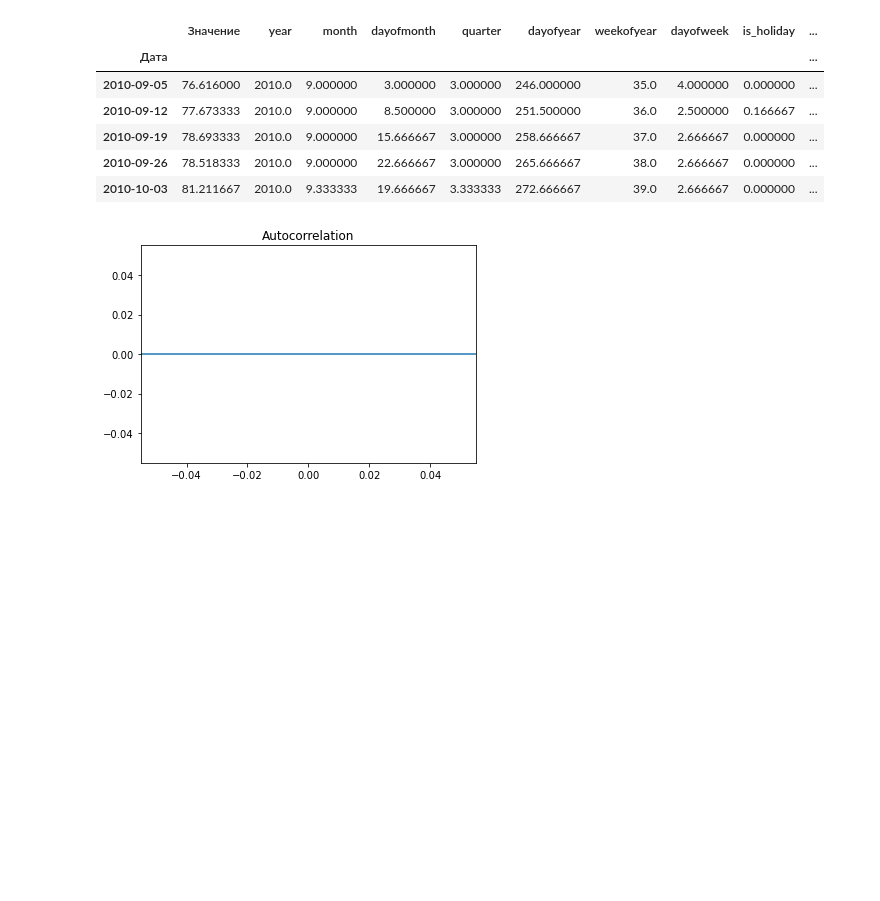
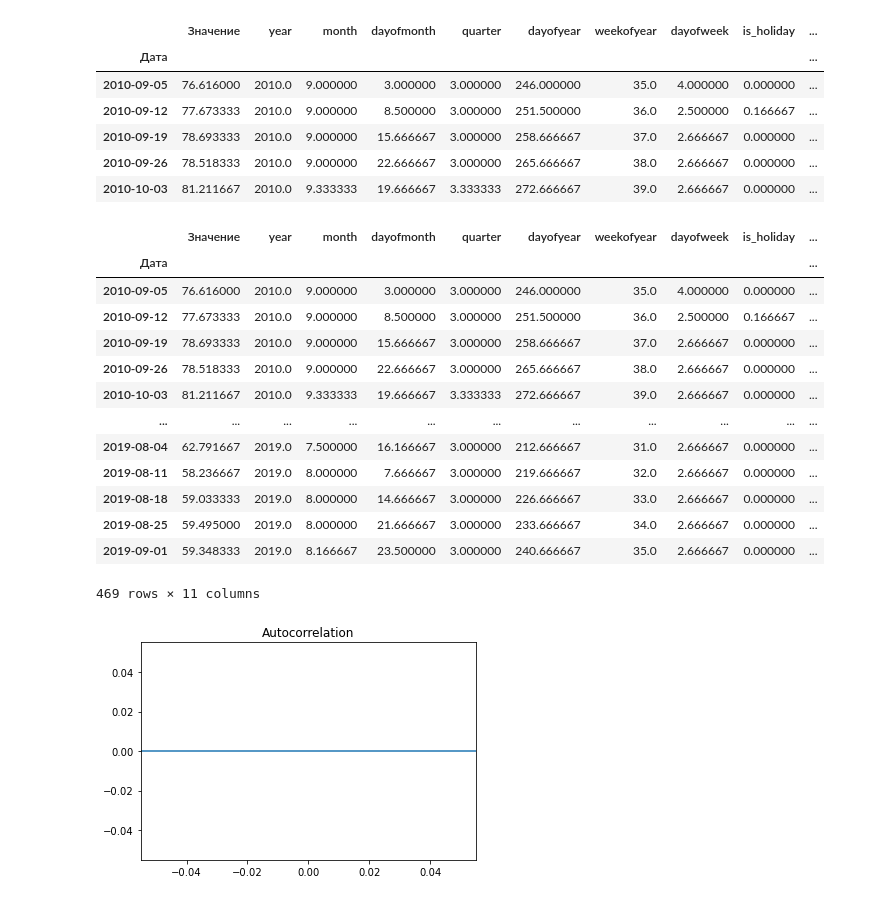
Before and after one commit to ARIV2019/machine-learning-in-business, a Jupyter notebook: les_3.ipynb, the cells around one changed output. Drawn from its saved outputs; the diff is of its cells as text; code cells hidden in the pictures; blank space fills up the shorter version.

```diff
--- a/les_3.ipynb
+++ b/les_3.ipynb
@@ -219,6 +217,23 @@ brent_data_w.head()
 | 2010-09-19 | 78.693333 | 2010.0 | 9.000000 | 15.666667 | 3.000000 | 258.666667 | 37.0 | 2.666667 | 0.000000 | ... |
 | 2010-09-26 | 78.518333 | 2010.0 | 9.000000 | 22.666667 | 3.000000 | 265.666667 | 38.0 | 2.666667 | 0.000000 | ... |
 | 2010-10-03 | 81.211667 | 2010.0 | 9.333333 | 19.666667 | 3.333333 | 272.666667 | 39.0 | 2.666667 | 0.000000 | ... |
+# %%
+brent_data_w.dropna()
+# %% [output]
+|  | Значение | year | month | dayofmonth | quarter | dayofyear | weekofyear | dayofweek | is_holiday | ... |
+| Дата |  |  |  |  |  |  |  |  |  | ... |
+| 2010-09-05 | 76.616000 | 2010.0 | 9.000000 | 3.000000 | 3.000000 | 246.000000 | 35.0 | 4.000000 | 0.000000 | ... |
+| 2010-09-12 | 77.673333 | 2010.0 | 9.000000 | 8.500000 | 3.000000 | 251.500000 | 36.0 | 2.500000 | 0.166667 | ... |
+| 2010-09-19 | 78.693333 | 2010.0 | 9.000000 | 15.666667 | 3.000000 | 258.666667 | 37.0 | 2.666667 | 0.000000 | ... |
+| 2010-09-26 | 78.518333 | 2010.0 | 9.000000 | 22.666667 | 3.000000 | 265.666667 | 38.0 | 2.666667 | 0.000000 | ... |
+| 2010-10-03 | 81.211667 | 2010.0 | 9.333333 | 19.666667 | 3.333333 | 272.666667 | 39.0 | 2.666667 | 0.000000 | ... |
+| ... | ... | ... | ... | ... | ... | ... | ... | ... | ... | ... |
+| 2019-08-04 | 62.791667 | 2019.0 | 7.500000 | 16.166667 | 3.000000 | 212.666667 | 31.0 | 2.666667 | 0.000000 | ... |
+| 2019-08-11 | 58.236667 | 2019.0 | 8.000000 | 7.666667 | 3.000000 | 219.666667 | 32.0 | 2.666667 | 0.000000 | ... |
+| 2019-08-18 | 59.033333 | 2019.0 | 8.000000 | 14.666667 | 3.000000 | 226.666667 | 33.0 | 2.666667 | 0.000000 | ... |
+| 2019-08-25 | 59.495000 | 2019.0 | 8.000000 | 21.666667 | 3.000000 | 233.666667 | 34.0 | 2.666667 | 0.000000 | ... |
+| 2019-09-01 | 59.348333 | 2019.0 | 8.166667 | 23.500000 | 3.000000 | 240.666667 | 35.0 | 2.666667 | 0.000000 | ... |
+469 rows × 11 columns
 # %%
 #plt.figure(figsize=(20,8))
 #plt.subplot(2,1,1)
```
Also changed, not shown: parts of 6 cells of this notebook.
